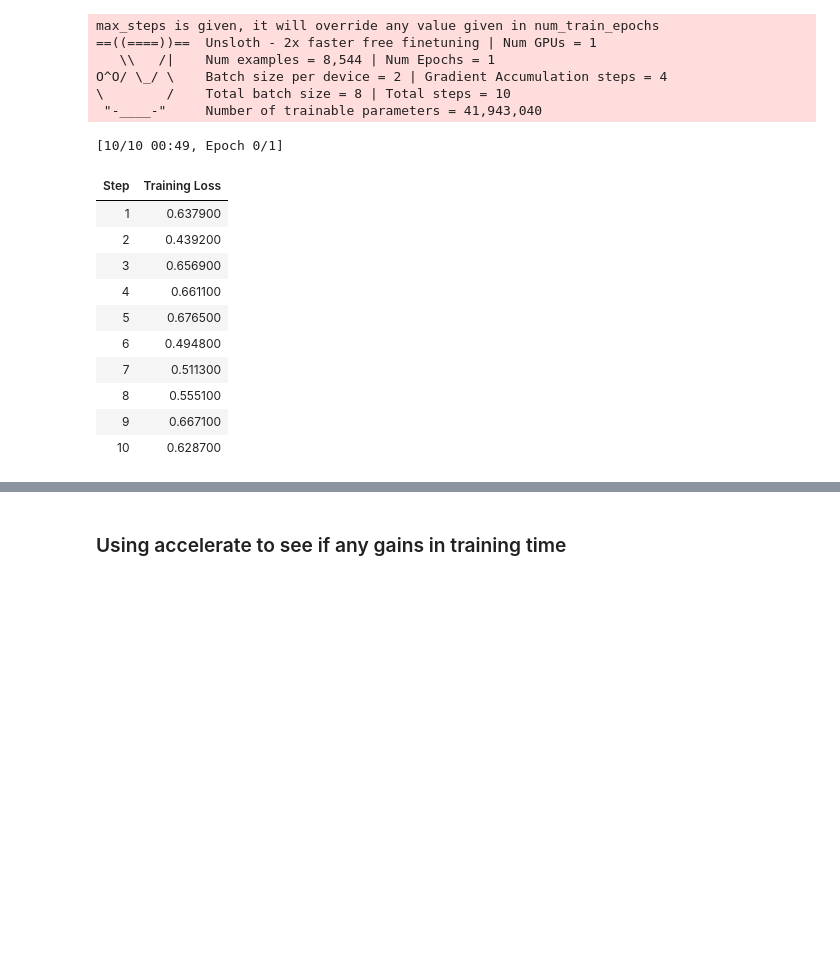
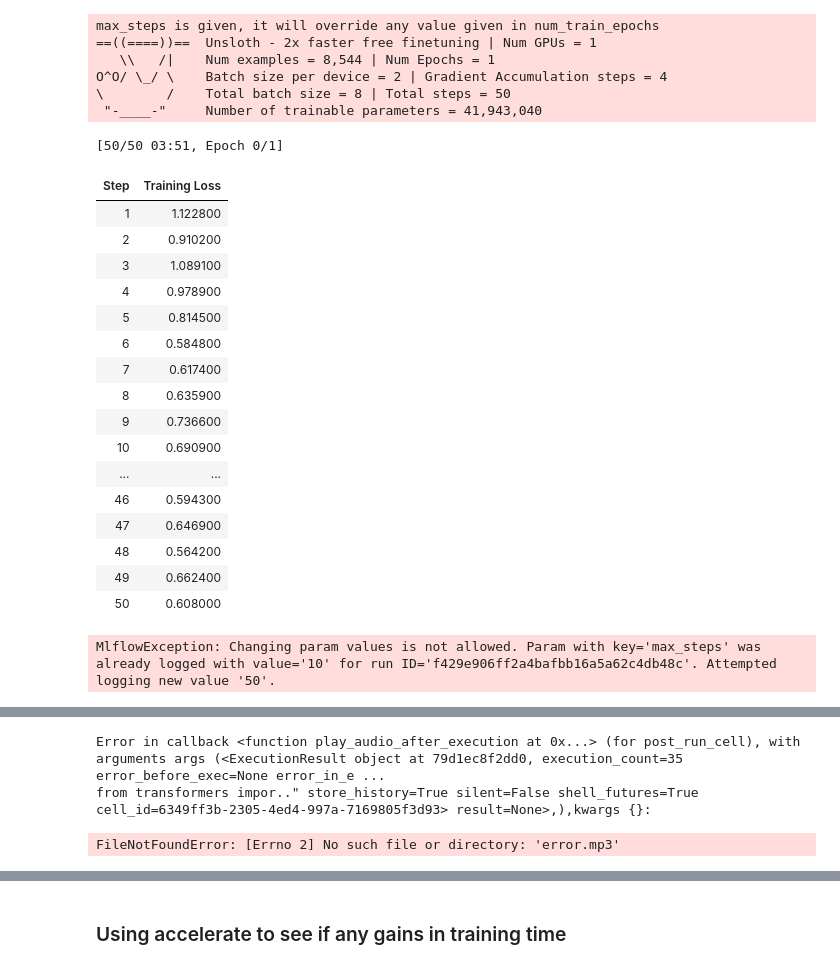
Before and after one commit to rafsid/e2e-llm-v1, a Jupyter notebook: e2e-llm.ipynb, the cells around one changed output, grey strips where cells are left out. Cells and saved outputs as stored; diff of their text form; code cells hidden in the pictures; blank space fills up the shorter version.

```diff
--- a/e2e-llm.ipynb
+++ b/e2e-llm.ipynb
@@ -862,7 +929,7 @@ training_args = TrainingArguments(
     per_device_train_batch_size=2,
     gradient_accumulation_steps=4,
     warmup_steps=5,
-    max_steps=10,
+    max_steps=50,
     learning_rate=2e-4,
     fp16=torch.cuda.is_available() and not is_bfloat16_supported(),
     bf16=is_bfloat16_supported(),
@@ -885,43 +952,50 @@ trainer = SFTTrainer(
     packing=False, # Can make training 5x faster for short sequences.
     args=training_args,
 )
 
 trainer_stats = trainer.train()
 
 # Log parameters and metrics
 mlflow.log_params({
     "per_device_train_batch_size": training_args.per_device_train_batch_size,
     "gradient_accumulation_steps": training_args.gradient_accumulation_steps,
     "warmup_steps": training_args.warmup_steps,
     "max_steps": training_args.max_steps,
     "learning_rate": training_args.learning_rate,
     "fp16": training_args.fp16,
     "bf16": training_args.bf16,
     "logging_steps": training_args.logging_steps,
     "weight_decay": training_args.weight_decay,
     "lr_scheduler_type": training_args.lr_scheduler_type,
     "seed": training_args.seed,
     "output_dir": training_args.output_dir,
 })
 
 mlflow.log_metric("final_loss", trainer.state.log_history[-1]['train_loss'])
 # %% [output]
 max_steps is given, it will override any value given in num_train_epochs
 ==((====))==  Unsloth - 2x faster free finetuning | Num GPUs = 1
    \\   /|    Num examples = 8,544 | Num Epochs = 1
 O^O/ \_/ \    Batch size per device = 2 | Gradient Accumulation steps = 4
-\        /    Total batch size = 8 | Total steps = 10
+\        /    Total batch size = 8 | Total steps = 50
  "-____-"     Number of trainable parameters = 41,943,040
-[10/10 00:49, Epoch 0/1]
+[50/50 03:51, Epoch 0/1]
 | Step | Training Loss |
-| 1 | 0.637900 |
-| 2 | 0.439200 |
-| 3 | 0.656900 |
-| 4 | 0.661100 |
-| 5 | 0.676500 |
-| 6 | 0.494800 |
-| 7 | 0.511300 |
-| 8 | 0.555100 |
-| 9 | 0.667100 |
-| 10 | 0.628700 |
+| 1 | 1.122800 |
+| 2 | 0.910200 |
+| 3 | 1.089100 |
+| 4 | 0.978900 |
+| 5 | 0.814500 |
+| 6 | 0.584800 |
+| 7 | 0.617400 |
+| 8 | 0.635900 |
+| 9 | 0.736600 |
+| 10 | 0.690900 |
+| ... | ... |
+| 46 | 0.594300 |
+| 47 | 0.646900 |
+| 48 | 0.564200 |
+| 49 | 0.662400 |
+| 50 | 0.608000 |
+MlflowException: Changing param values is not allowed. Param with key='max_steps' was already logged with value='10' for run ID='f429e906ff2a4bafbb16a5a62c4db48c'. Attempted logging new value '50'.
 [interactive output not drawn]
@@ -929,3 +1002,6 @@ O^O/ \_/ \    Batch size per device = 2 | Gradient Accumulation steps = 4
+Error in callback <function play_audio_after_execution at 0x...> (for post_run_cell), with arguments args (<ExecutionResult object at 79d1ec8f2dd0, execution_count=35 error_before_exec=None error_in_e ...
+from transformers impor.." store_history=True silent=False shell_futures=True cell_id=6349ff3b-2305-4ed4-997a-7169805f3d93> result=None>,),kwargs {}:
+FileNotFoundError: [Errno 2] No such file or directory: 'error.mp3'
 # %%
 #@title Show final memory and time stats
 used_memory = round(torch.cuda.max_memory_reserved() / 1024 / 1024 / 1024, 3)
```
Also changed, not shown: parts of 18 cells of this notebook.
